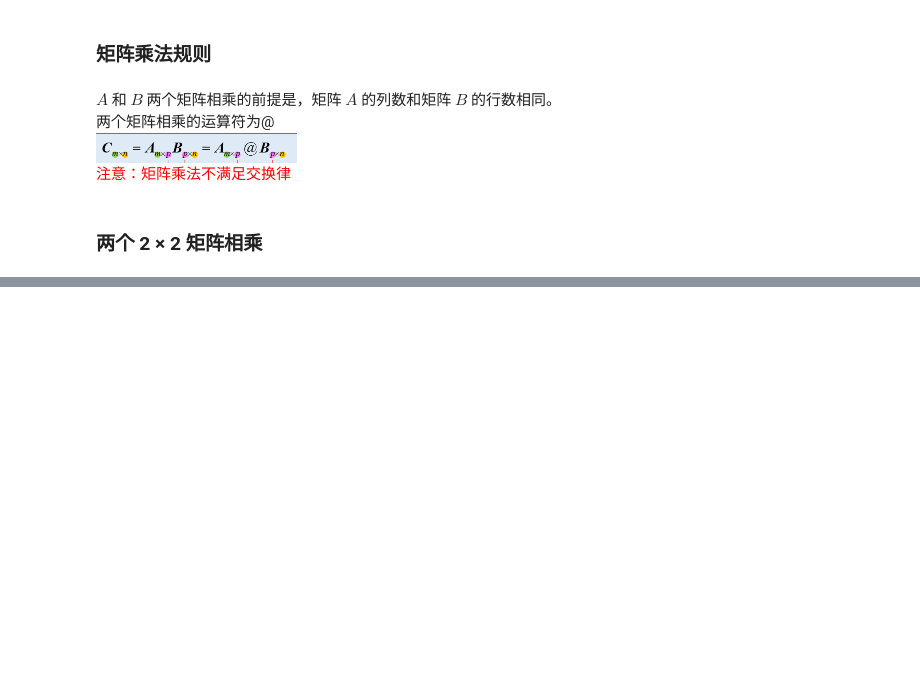
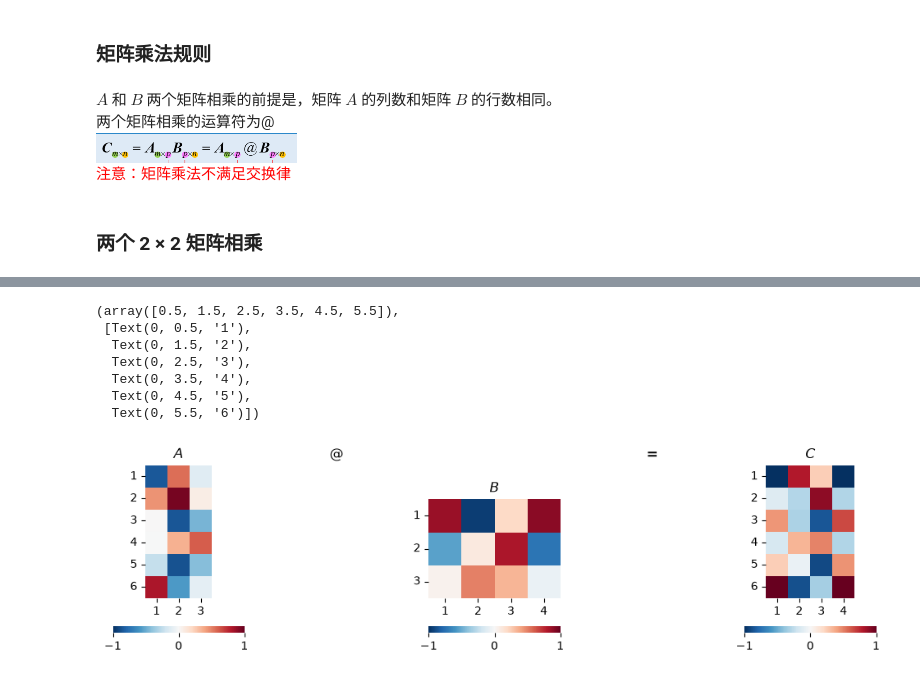
Before and after one commit to D200412/Math, a Jupyter notebook: book_01_数学要素/Chapter_02_乘除.ipynb, the cells around one changed output, grey strips where cells are left out. Cells and saved outputs as stored; diff of their text form; code cells hidden in the pictures; blank space fills up the shorter version.

```diff
--- a/book_01_数学要素/Chapter_02_乘除.ipynb
+++ b/book_01_数学要素/Chapter_02_乘除.ipynb
@@ -222,0 +261,70 @@ $A$ 和 $B$ 两个矩阵相乘的前提是，矩阵 $A$ 的列数和矩阵 $B$
+# %%
+# 绘制热图
+import numpy as np
+from matplotlib import pyplot as plt
+import seaborn as sns
+
+# Repeatability
+# 随机数第7号种子
+np.random.seed(7)
+
+# Generate matrix A and B
+m = 6
+p = 3
+n = 4
+
+# 产生满足连续均匀分布的随机数,在
+A = np.random.uniform(-1, 1, m*p).reshape(m, p)
+B = np.random.uniform(-1, 1, p*n).reshape(p, n)
+
+C = A@B
+
+all_max = 1
+all_min = -1
+
+# %% matrix multiplication, first perspective
+
+fig, axs = plt.subplots(1, 5, figsize=(12, 3))
+
+plt.sca(axs[0])
+ax = sns.heatmap(A, cmap="RdBu_r", vmax = all_max, vmin = all_min,
+                cbar_kws={"orientation":"horizontal"},
+                yticklabels=np.arange(1, m+1), xticklabels=np.arange(1, p+1))
+ax.set_aspect("equal")
+plt.title("$A$")
+plt.yticks(rotation=0)
+
+plt.sca(axs[1])
+plt.title("$@$")
+plt.axis("off")
+
+plt.sca(axs[2])
+ax = sns.heatmap(B, cmap="RdBu_r", vmax = all_max, vmin = all_min,
+                cbar_kws={"orientation":"horizontal"},
+                yticklabels=np.arange(1, p+1), xticklabels=np.arange(1, n+1))
+
+ax.set_aspect("equal")
+plt.title("$B$")
+plt.yticks(rotation=0)
+
+plt.sca(axs[3])
+plt.title("$=$")
+plt.axis("off")
+
+plt.sca(axs[4])
+ax = sns.heatmap(C, cmap="RdBu_r", vmax = all_max, vmin = all_min,
+                cbar_kws={"orientation":"horizontal"},
+                yticklabels=np.arange(1, m+1), xticklabels=np.arange(1, n+1))
+
+ax.set_aspect("equal")
+plt.title("$C$")
+plt.yticks(rotation=0)
+# %% [output]
+(array([0.5, 1.5, 2.5, 3.5, 4.5, 5.5]),
+ [Text(0, 0.5, '1'),
+  Text(0, 1.5, '2'),
+  Text(0, 2.5, '3'),
+  Text(0, 3.5, '4'),
+  Text(0, 4.5, '5'),
+  Text(0, 5.5, '6')])
+[figure, added]
```
Also changed, not shown: parts of 18 cells of this notebook, 2 other files.
